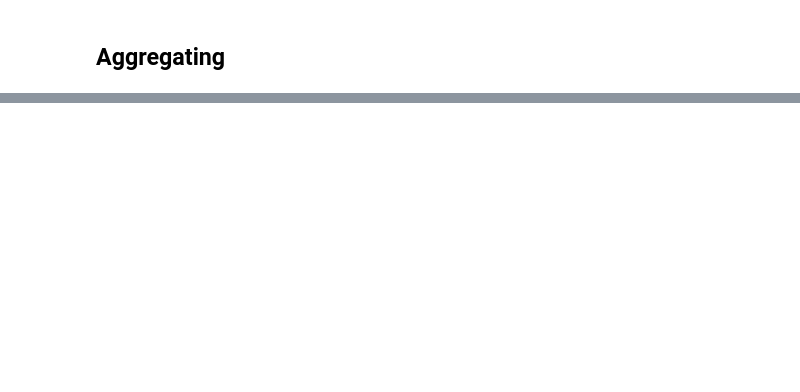
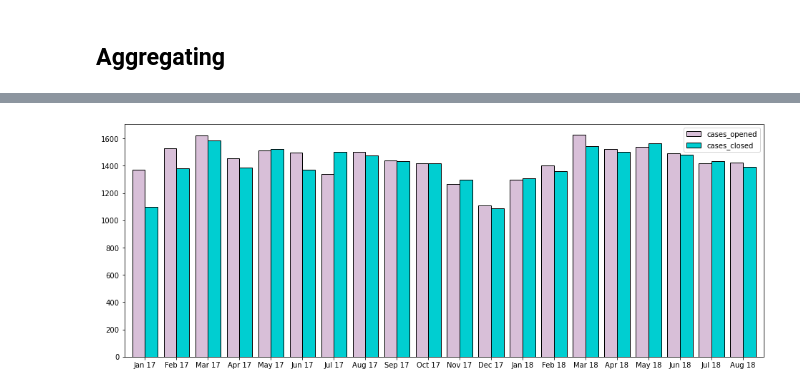
Before and after one commit to gilbert-noriega-ii/spark-exercises, a Jupyter notebook: explore_lesson_notes.ipynb, the cells around one changed output, grey strips where cells are left out. Saved outputs shown, nothing was run; the diff lists cells and outputs as text; code cells hidden in the pictures; blank space fills up the shorter version.

```diff
--- a/explore_lesson_notes.ipynb
+++ b/explore_lesson_notes.ipynb
@@ -276,10 +340,12 @@ ts.head(5)
 # %%
 ts.resample("M").mean().plot.bar(
-    figsize=(16, 6), width=0.8, ec="black", color=["pink", "lightgreen"]
+    figsize=(16, 6), width=0.8, ec="black", color=["thistle", "darkturquoise"]
 )
 
 # pretty x-axis labels
 ticks, labels = plt.xticks()
 labels = pd.to_datetime([l.get_text() for l in labels]).strftime("%b %y")
 plt.xticks(ticks, labels, rotation=0)
 None
+# %% [output]
+[figure, added]
```
Also changed, not shown: parts of 16 cells of this notebook.
